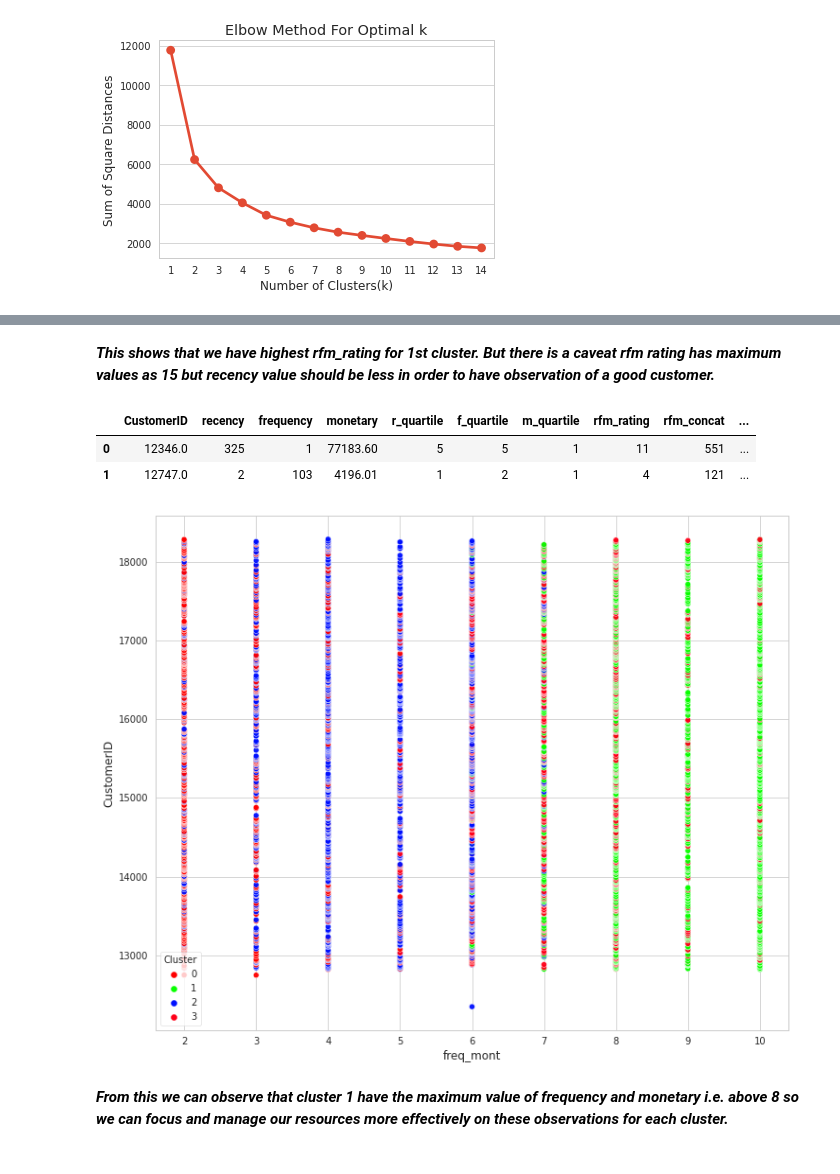
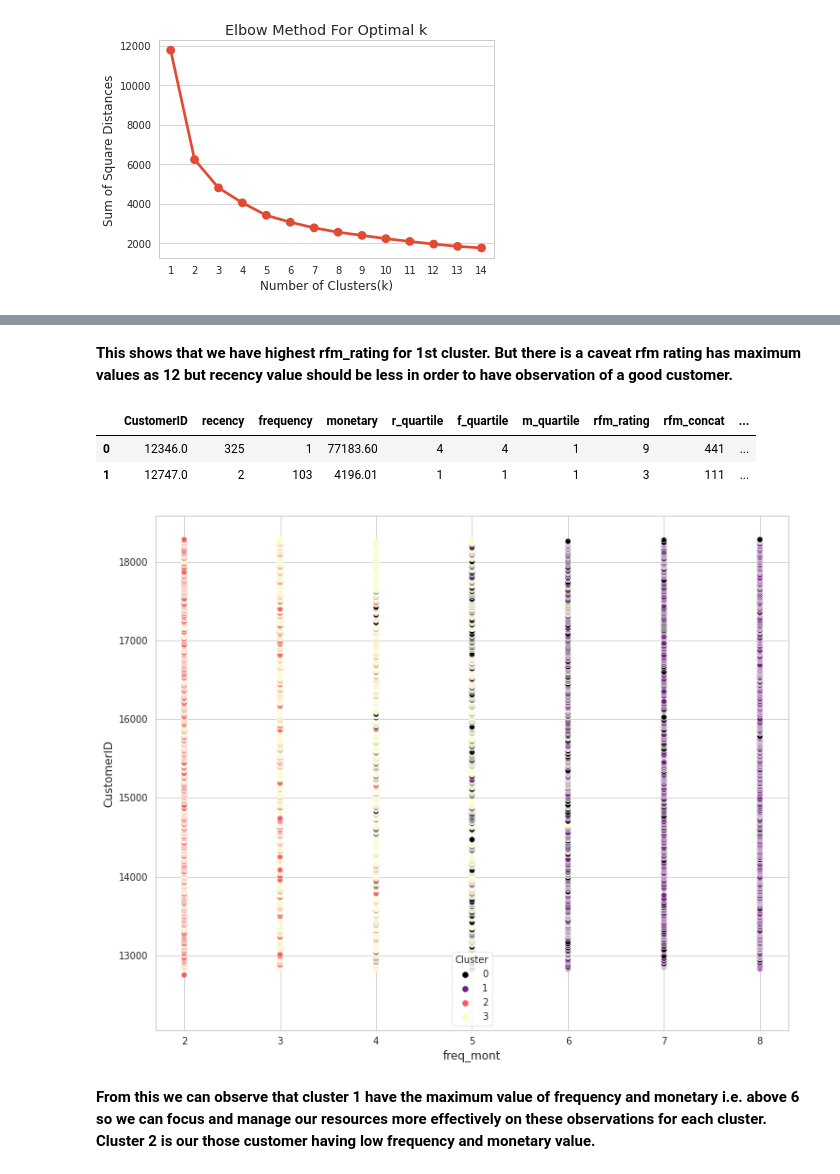
Before and after one commit to sagarrokad1/Customer-Segmentation, a Jupyter notebook: Online_Retail_Customer_Segmentation_Capstone_Project.ipynb, the cells around one changed output, grey strips where cells are left out. Drawn from its saved outputs; the diff is of its cells as text; code cells hidden in the pictures.

```diff
--- a/Online_Retail_Customer_Segmentation_Capstone_Project.ipynb
+++ b/Online_Retail_Customer_Segmentation_Capstone_Project.ipynb
@@ -872,8 +892,8 @@ sns.relplot(x="frequency", y="monetary", kind="scatter", data=rfm,s=10,height=6,
 **This shows that we have most of our monetary values comes from frequnecy<800**
 # %%
 #defining and adding  quartiles for rfm score
-rfm['r_quartile'] = pd.qcut(rfm['recency'], 5, ['1','2','3','4','5'])
-rfm['f_quartile'] = pd.qcut(rfm['frequency'], 5, ['5','4','3','2','1'])
-rfm['m_quartile'] = pd.qcut(rfm['monetary'], 5, ['5','4','3','2','1'])
+rfm['r_quartile'] = pd.qcut(rfm['recency'], 4, ['1','2','3','4'])
+rfm['f_quartile'] = pd.qcut(rfm['frequency'], 4, ['4','3','2','1'])
+rfm['m_quartile'] = pd.qcut(rfm['monetary'], 4, ['4','3','2','1'])
 # %%
 #checking observations from updated dataset
@@ -1223,5 +1248,5 @@ sns.scatterplot(x='rfm_rating', y='CustomerID', hue='Cluster',palette='inferno',
 # %% [markdown]
-***This shows that we have highest rfm_rating for 1st cluster. But there is a caveat rfm rating has maximum values as 15 but recency value should be less in order to have observation of a good customer.***
+**This shows that we have highest rfm_rating for 1st cluster. But there is a caveat rfm rating has maximum values as 12 but recency value should be less in order to have observation of a good customer.**
 # %%
 #creating new colum for frequency and monetary value
 rfm['freq_mont']  = rfm.f_quartile.astype(int) + rfm.m_quartile.astype(int)
@@ -1230,16 +1255,16 @@ rfm['freq_mont']  = rfm.f_quartile.astype(int) + rfm.m_quartile.astype(int)
 rfm.head(2)
 # %% [output]
 |  | CustomerID | recency | frequency | monetary | r_quartile | f_quartile | m_quartile | rfm_rating | rfm_concat | ... |
-| 0 | 12346.0 | 325 | 1 | 77183.60 | 5 | 5 | 1 | 11 | 551 | ... |
-| 1 | 12747.0 | 2 | 103 | 4196.01 | 1 | 2 | 1 | 4 | 121 | ... |
+| 0 | 12346.0 | 325 | 1 | 77183.60 | 4 | 4 | 1 | 9 | 441 | ... |
+| 1 | 12747.0 | 2 | 103 | 4196.01 | 1 | 1 | 1 | 3 | 111 | ... |
 # %%
 #plotting for hour and month_day
 fig, ax = plt.subplots()
 fig.set_size_inches(12, 10)
-sns.scatterplot(x='freq_mont', y='CustomerID', hue='Cluster',palette='hsv',data=rfm,x_bins=50,y_bins=50,alpha=0.95);
+sns.scatterplot(x='freq_mont', y='CustomerID', hue='Cluster',palette='magma',data=rfm,x_bins=50,y_bins=50,alpha=0.95);
 # %% [output]
-[figure, old version]
+[figure, new version]
 # %% [markdown]
-***From this we can observe that cluster 1 have the maximum value of frequency and monetary i.e. above 8 so we can focus and manage our resources more effectively on these observations for each cluster.***
+**From this we can observe that cluster 1 have the maximum value of frequency and monetary i.e. above 6 so we can focus and manage our resources more effectively on these observations for each cluster. Cluster 2 is our those customer having low frequency and monetary value.**
 # %%
 #checking how many such cutomers are there for good frequency and monetary score rating
```
Also changed, not shown: parts of 40 cells of this notebook.
